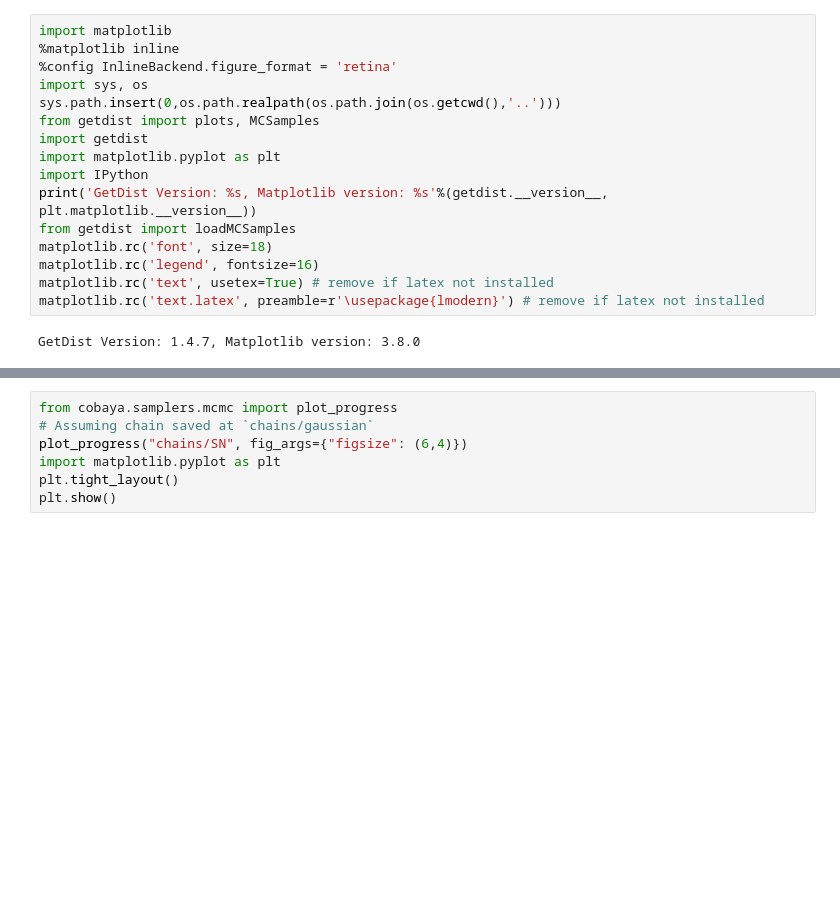
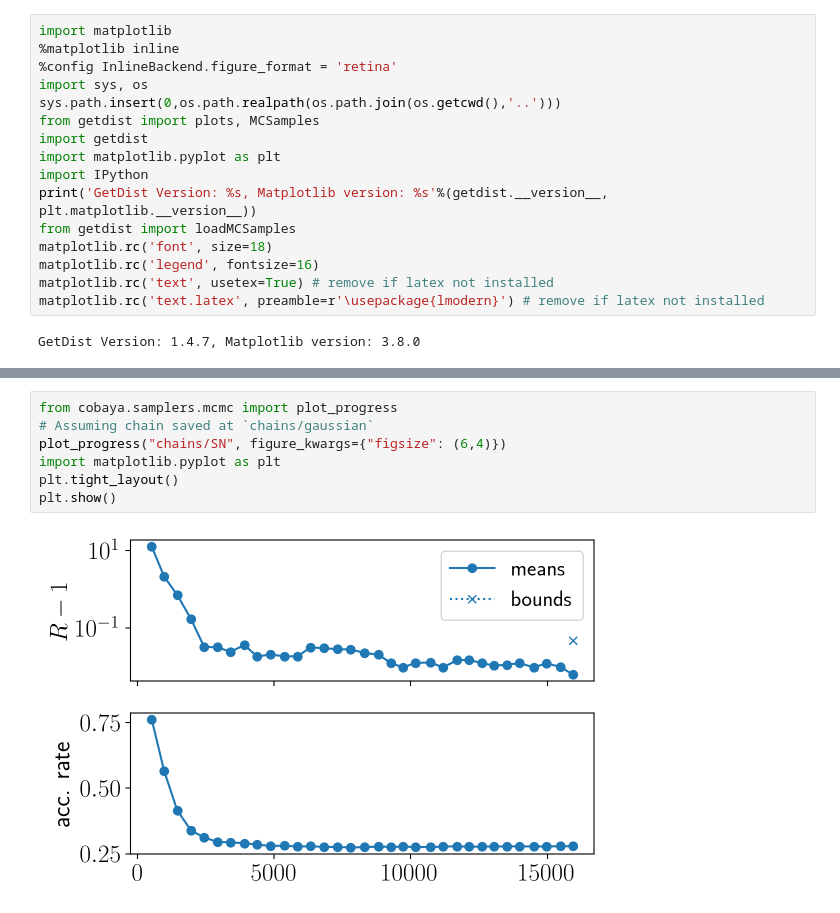
Before and after one commit to Ameek94/MCMC-tutorial, a Jupyter notebook: SN.ipynb, the cells around one changed output, grey strips where cells are left out. Cells and saved outputs as stored; diff of their text form; blank space fills up the shorter version.

```diff
--- a/SN.ipynb
+++ b/SN.ipynb
@@ -38,7 +53,9 @@ print(samples.getParamBestFitDict())
 # %%
 from cobaya.samplers.mcmc import plot_progress
 # Assuming chain saved at `chains/gaussian`
-plot_progress("chains/SN", fig_args={"figsize": (6,4)})
+plot_progress("chains/SN", figure_kwargs={"figsize": (6,4)})
 import matplotlib.pyplot as plt
 plt.tight_layout()
 plt.show()
+# %% [output]
+[figure, added]
```
Also changed, not shown: parts of 3 cells of this notebook, 1 other file.
